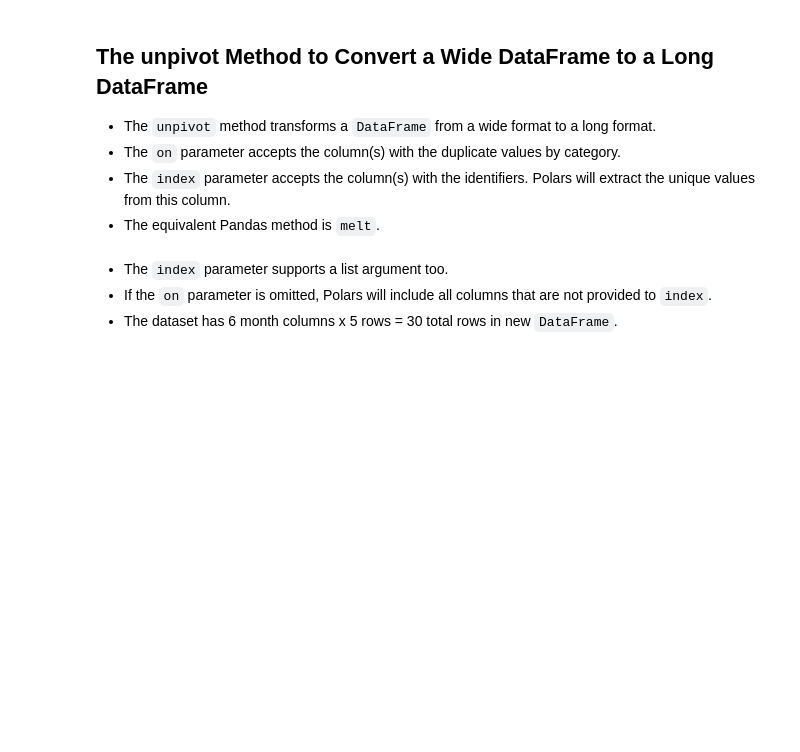
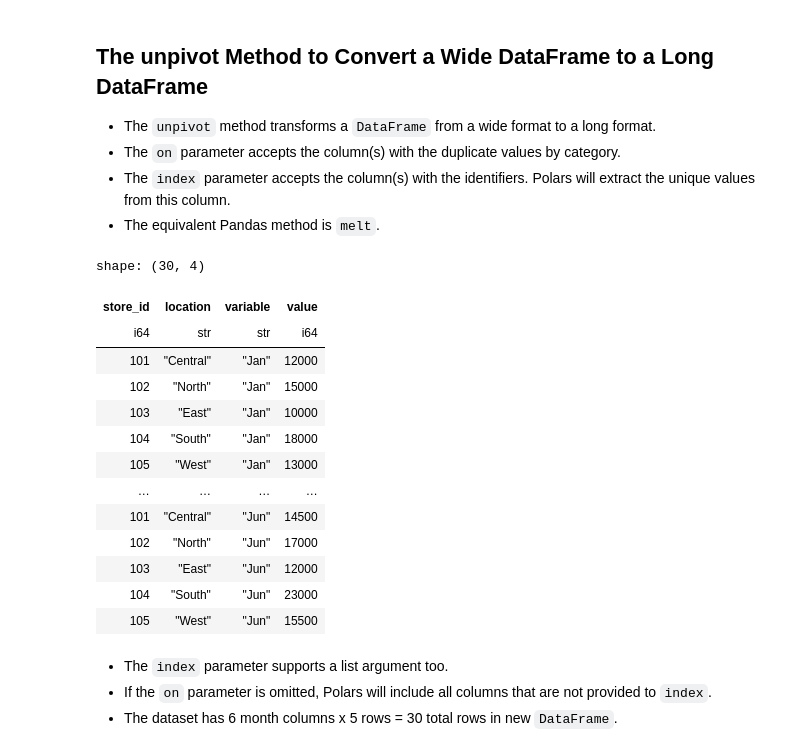
Before and after one commit to yaowenqiang/Data-Analysis-with-Polars-and-Python, a Jupyter notebook: incomplete/09 - Reshaping.ipynb, the cells around one changed output. Cells and saved outputs as stored; diff of their text form; code cells hidden in the pictures; blank space fills up the shorter version.

```diff
--- a/incomplete/09 - Reshaping.ipynb
+++ b/incomplete/09 - Reshaping.ipynb
@@ -19,6 +33,27 @@
 - The `on` parameter accepts the column(s) with the duplicate values by category.
 - The `index` parameter accepts the column(s) with the identifiers. Polars will extract the unique values from this column.
 - The equivalent Pandas method is `melt`.
+# %%
+sales = pl.read_csv("wide_store_sales.csv")
+# %%
+sales.unpivot(
+    index=["store_id", "location"], on=["Jan", "Feb", "Mar", "Apr", "May", "Jun"]
+)
+# %% [output]
+shape: (30, 4)
+| store_id | location | variable | value |
+| i64 | str | str | i64 |
+| 101 | "Central" | "Jan" | 12000 |
+| 102 | "North" | "Jan" | 15000 |
+| 103 | "East" | "Jan" | 10000 |
+| 104 | "South" | "Jan" | 18000 |
+| 105 | "West" | "Jan" | 13000 |
+| … | … | … | … |
+| 101 | "Central" | "Jun" | 14500 |
+| 102 | "North" | "Jun" | 17000 |
+| 103 | "East" | "Jun" | 12000 |
+| 104 | "South" | "Jun" | 23000 |
+| 105 | "West" | "Jun" | 15500 |
 # %% [markdown]
 - The `index` parameter supports a list argument too.
 - If the `on` parameter is omitted, Polars will include all columns that are not provided to `index`.
```
Also changed, not shown: parts of 18 cells of this notebook, 1 other file.
